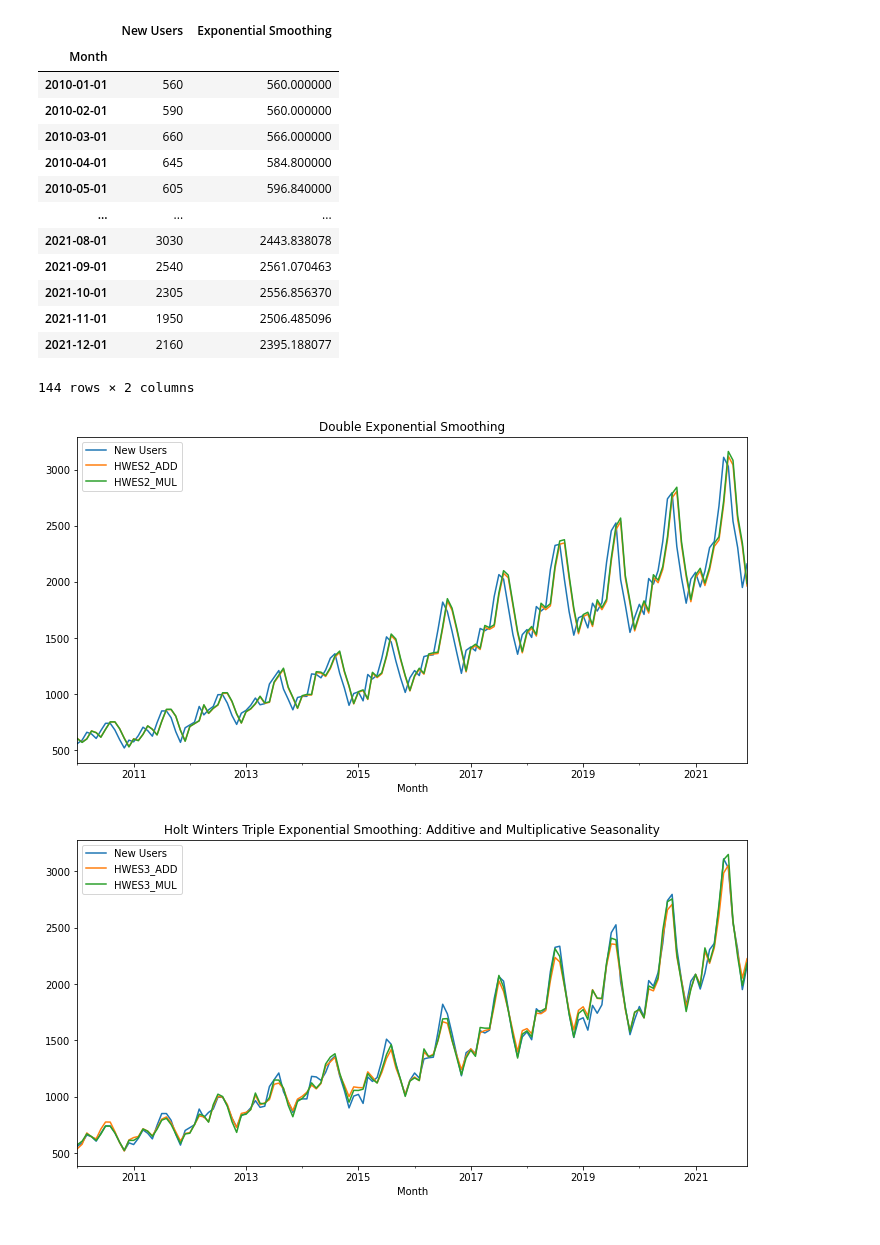
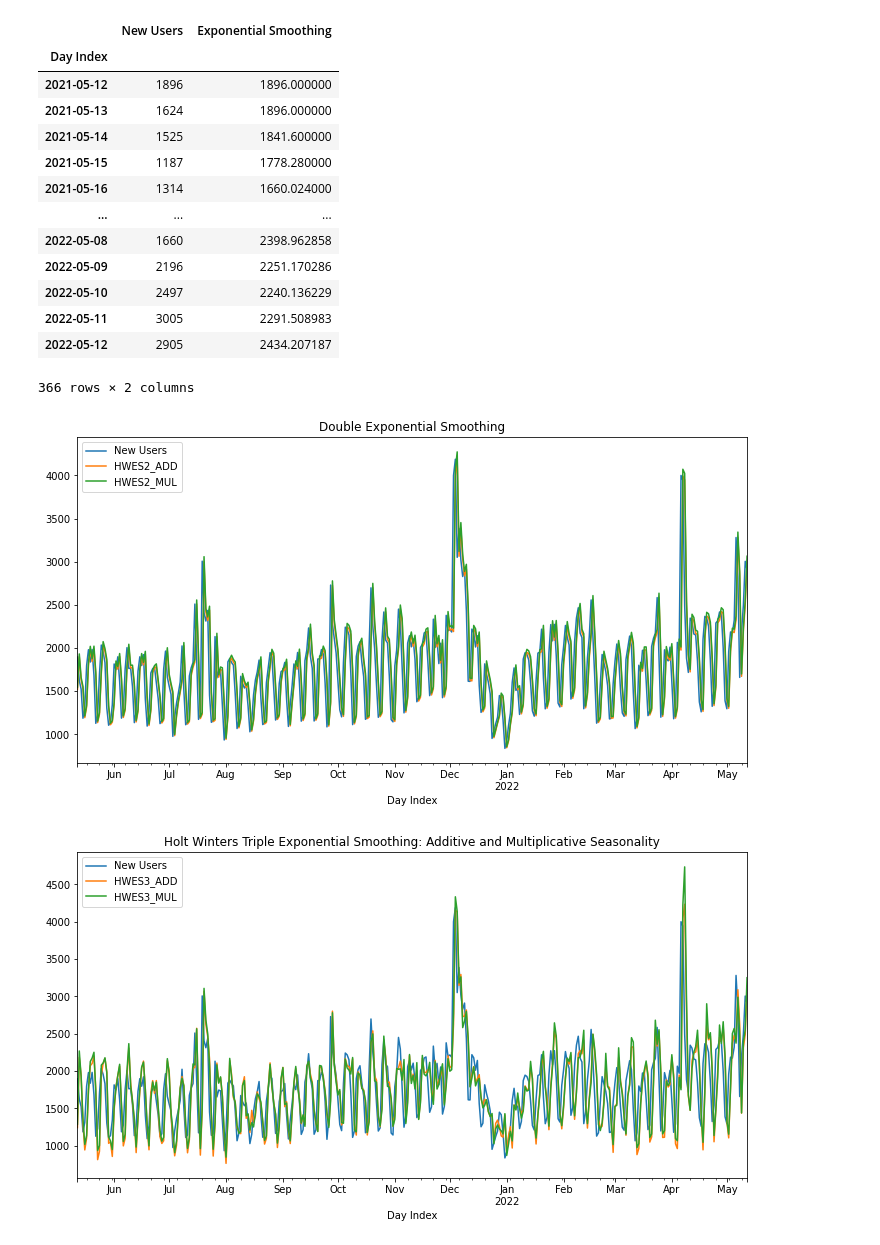
Before and after one commit to TomerHason/Tomer-Projects, a Jupyter notebook: Pandas/Holt-Winters Forecasting.ipynb, the cells around one changed output. Saved outputs shown, nothing was run; the diff lists cells and outputs as text; code cells hidden in the pictures.

```diff
--- a/Pandas/Holt-Winters Forecasting.ipynb
+++ b/Pandas/Holt-Winters Forecasting.ipynb
@@ -5,7 +5,7 @@ from statsmodels.tsa.seasonal import seasonal_decompose
 from statsmodels.tsa.holtwinters import SimpleExpSmoothing
 from statsmodels.tsa.holtwinters import ExponentialSmoothing
 # %%
-df = pd.read_excel('new users.xlsx',index_col='Month', parse_dates=True)
+df = pd.read_excel('Google Merchandise Store.xlsx',index_col='Day Index', parse_dates=True)
 df.head()
 # %% [output]
 |  | New Users |
@@ -39,5 +39,5 @@ decompose_result.plot();
 # %%
-df.index.freq = "MS"
+df.index.freq = "D"
 alpha = 0.2
 # %%
 # Single Exponential Smoothing
@@ -51,34 +51,34 @@ df[["New Users","Exponential Smoothing"]].plot(title="Single Exponential Smoothi
 df
 # %% [output]
 |  | New Users | Exponential Smoothing |
-| Month |  |  |
-| 2010-01-01 | 560 | 560.000000 |
-| 2010-02-01 | 590 | 560.000000 |
-| 2010-03-01 | 660 | 566.000000 |
-| 2010-04-01 | 645 | 584.800000 |
-| 2010-05-01 | 605 | 596.840000 |
+| Day Index |  |  |
+| 2021-05-12 | 1896 | 1896.000000 |
+| 2021-05-13 | 1624 | 1896.000000 |
+| 2021-05-14 | 1525 | 1841.600000 |
+| 2021-05-15 | 1187 | 1778.280000 |
+| 2021-05-16 | 1314 | 1660.024000 |
 | ... | ... | ... |
-| 2021-08-01 | 3030 | 2443.838078 |
-| 2021-09-01 | 2540 | 2561.070463 |
-| 2021-10-01 | 2305 | 2556.856370 |
-| 2021-11-01 | 1950 | 2506.485096 |
-| 2021-12-01 | 2160 | 2395.188077 |
+| 2022-05-08 | 1660 | 2398.962858 |
+| 2022-05-09 | 2196 | 2251.170286 |
+| 2022-05-10 | 2497 | 2240.136229 |
+| 2022-05-11 | 3005 | 2291.508983 |
+| 2022-05-12 | 2905 | 2434.207187 |
-144 rows × 2 columns
+366 rows × 2 columns
 # %%
 # Double Exponential Smoothing # שיטת הולט
 df["HWES2_ADD"] = ExponentialSmoothing(df["New Users"],trend="add").fit().fittedvalues
 df["HWES2_MUL"] = ExponentialSmoothing(df["New Users"],trend="mul").fit().fittedvalues
 df[["New Users","HWES2_ADD","HWES2_MUL"]].plot(title="Double Exponential Smoothing",figsize = (12,6));
 # %% [output]
-[figure, old version]
+[figure, new version]
 # %%
 # Triple Exponential Smoothing # שיטת וינטרס
 
-df["HWES3_ADD"] = ExponentialSmoothing(df["New Users"],trend="add",seasonal="add",seasonal_periods=12).fit().fittedvalues
-df["HWES3_MUL"] = ExponentialSmoothing(df["New Users"],trend="mul",seasonal="mul",seasonal_periods=12).fit().fittedvalues
+df["HWES3_ADD"] = ExponentialSmoothing(df["New Users"],trend="add",seasonal="add",seasonal_periods=55).fit().fittedvalues
+df["HWES3_MUL"] = ExponentialSmoothing(df["New Users"],trend="mul",seasonal="mul",seasonal_periods=55).fit().fittedvalues
 df[["New Users","HWES3_ADD","HWES3_MUL"]].plot(title="Holt Winters Triple Exponential Smoothing: Additive and Multiplicative Seasonality",figsize = (12,6));
 # %% [output]
-[figure, old version]
+[figure, new version]
 # %%
 df.shape
 # %% [output]
```
Also changed, not shown: parts of 10 cells of this notebook, 1 other file.
